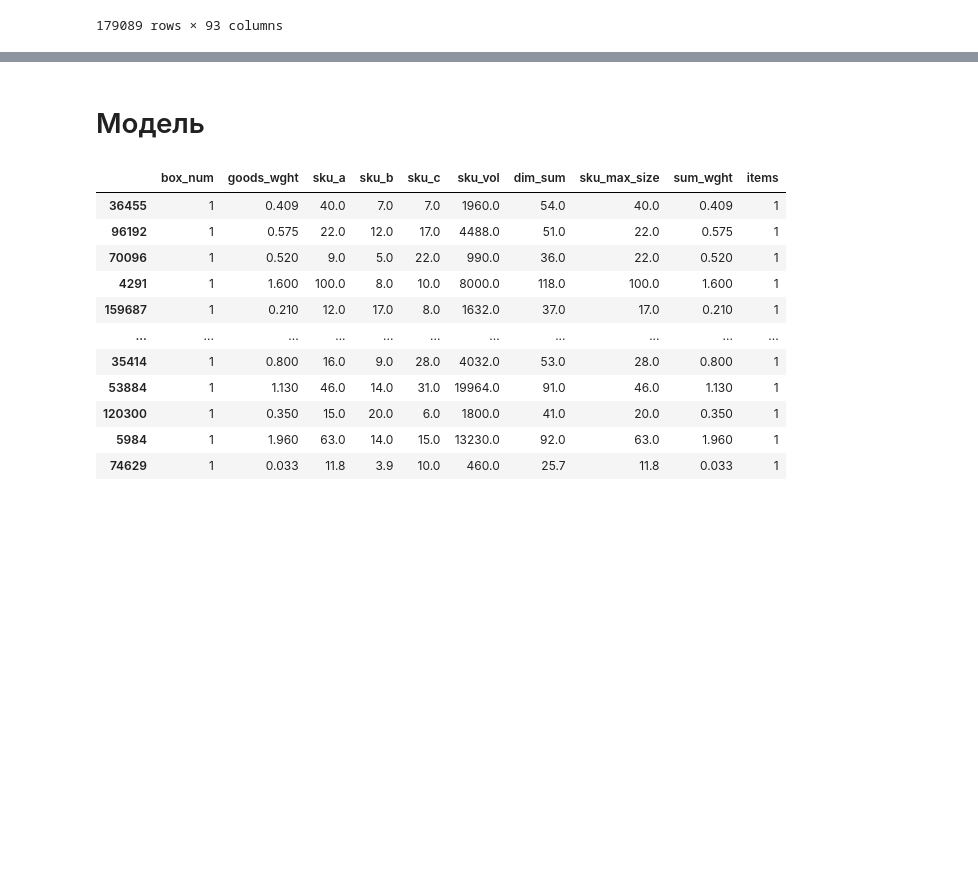
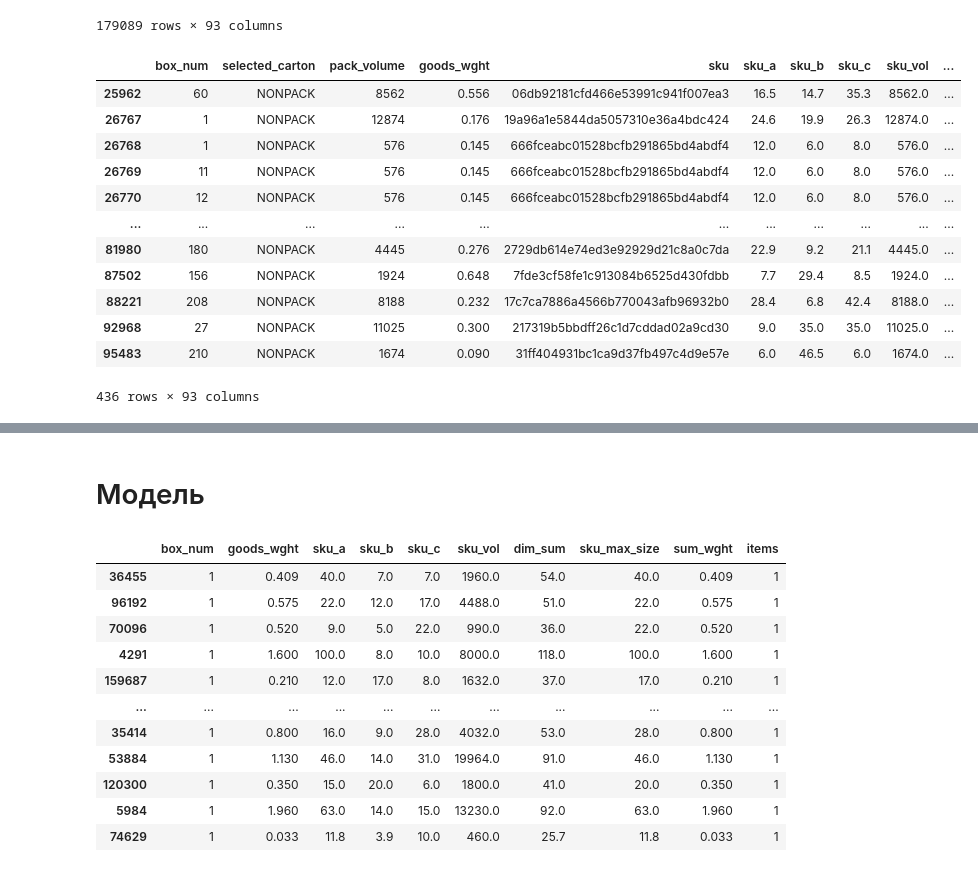
Before and after one commit to johnmcv761/Ya_hackaton_package_choose, a Jupyter notebook: data_preprocessing.ipynb, the cells around one changed output, grey strips where cells are left out. Drawn from its saved outputs; the diff is of its cells as text; code cells hidden in the pictures; blank space fills up the shorter version.

```diff
--- a/data_preprocessing.ipynb
+++ b/data_preprocessing.ipynb
@@ -617,3 +621,19 @@ df
 | 179087 | 4 | NONPACK | 1617 | 0.430 | 29dbb42befa2f176eb50828deba50afc | 77.0 | 3.0 | 6.0 | 1386.0 | ... |
 | 179088 | 2 | NONPACK | 16200 | 1.700 | 7b2a05c04b90c4360617bc280d8454b4 | 45.0 | 8.0 | 45.0 | 16200.0 | ... |
 179089 rows × 93 columns
+# %%
+df.query('items == 436')
+# %% [output]
+|  | box_num | selected_carton | pack_volume | goods_wght | sku | sku_a | sku_b | sku_c | sku_vol | ... |
+| 25962 | 60 | NONPACK | 8562 | 0.556 | 06db92181cfd466e53991c941f007ea3 | 16.5 | 14.7 | 35.3 | 8562.0 | ... |
+| 26767 | 1 | NONPACK | 12874 | 0.176 | 19a96a1e5844da5057310e36a4bdc424 | 24.6 | 19.9 | 26.3 | 12874.0 | ... |
+| 26768 | 1 | NONPACK | 576 | 0.145 | 666fceabc01528bcfb291865bd4abdf4 | 12.0 | 6.0 | 8.0 | 576.0 | ... |
+| 26769 | 11 | NONPACK | 576 | 0.145 | 666fceabc01528bcfb291865bd4abdf4 | 12.0 | 6.0 | 8.0 | 576.0 | ... |
+| 26770 | 12 | NONPACK | 576 | 0.145 | 666fceabc01528bcfb291865bd4abdf4 | 12.0 | 6.0 | 8.0 | 576.0 | ... |
+| ... | ... | ... | ... | ... | ... | ... | ... | ... | ... | ... |
+| 81980 | 180 | NONPACK | 4445 | 0.276 | 2729db614e74ed3e92929d21c8a0c7da | 22.9 | 9.2 | 21.1 | 4445.0 | ... |
+| 87502 | 156 | NONPACK | 1924 | 0.648 | 7fde3cf58fe1c913084b6525d430fdbb | 7.7 | 29.4 | 8.5 | 1924.0 | ... |
+| 88221 | 208 | NONPACK | 8188 | 0.232 | 17c7ca7886a4566b770043afb96932b0 | 28.4 | 6.8 | 42.4 | 8188.0 | ... |
+| 92968 | 27 | NONPACK | 11025 | 0.300 | 217319b5bbdff26c1d7cddad02a9cd30 | 9.0 | 35.0 | 35.0 | 11025.0 | ... |
+| 95483 | 210 | NONPACK | 1674 | 0.090 | 31ff404931bc1ca9d37fb497c4d9e57e | 6.0 | 46.5 | 6.0 | 1674.0 | ... |
+436 rows × 93 columns
```
Also changed, not shown: parts of 7 cells of this notebook, 2 other files.
